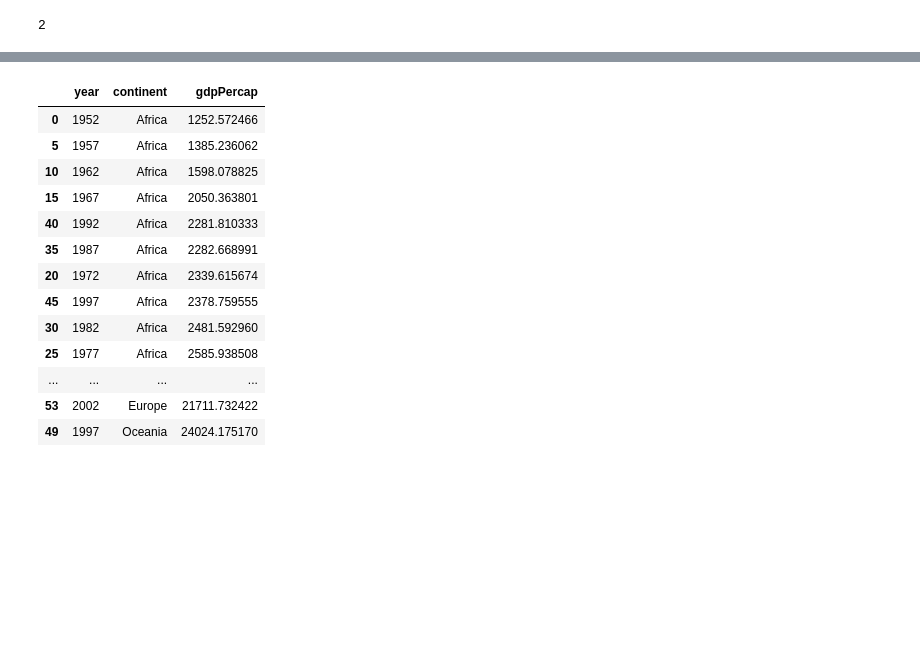
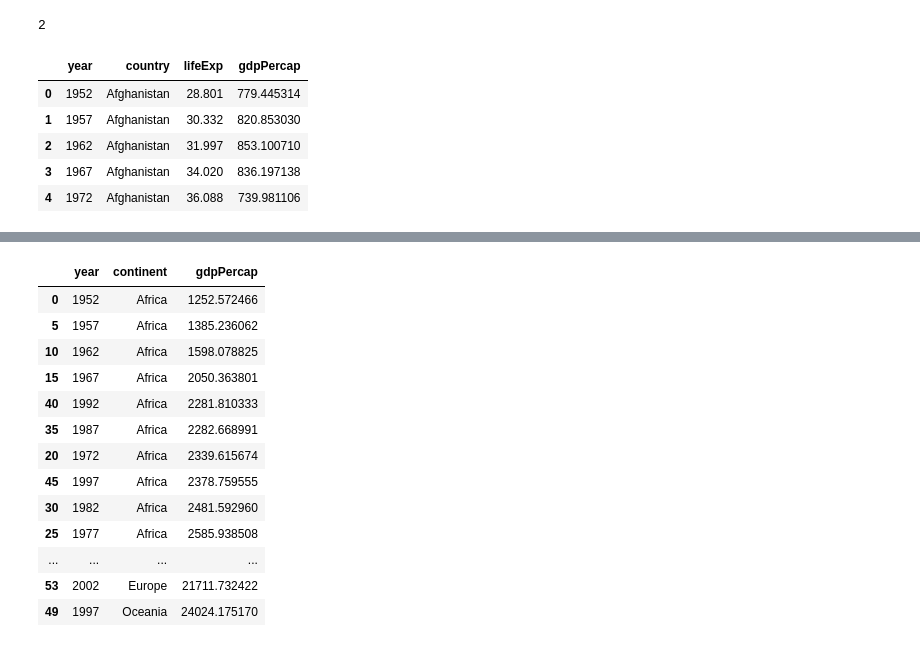
Before and after one commit to SammyOngaya/Deploying-Analytics-ML-Apps, a Jupyter notebook: dash/starting-with-dash.ipynb, the cells around one changed output, grey strips where cells are left out. Cells and saved outputs as stored; diff of their text form; code cells hidden in the pictures; blank space fills up the shorter version.

```diff
--- a/dash/starting-with-dash.ipynb
+++ b/dash/starting-with-dash.ipynb
@@ -35,4 +35,14 @@ df.head(10)
 # %% [output]
 2
 # %%
-df = px.data.gapminder()
+df2 = px.data.gapminder()
+# %%
+df3=df2[['year', 'country', 'lifeExp', 'gdpPercap']]
+df3.head()
+# %% [output]
+|  | year | country | lifeExp | gdpPercap |
+| 0 | 1952 | Afghanistan | 28.801 | 779.445314 |
+| 1 | 1957 | Afghanistan | 30.332 | 820.853030 |
+| 2 | 1962 | Afghanistan | 31.997 | 853.100710 |
+| 3 | 1967 | Afghanistan | 34.020 | 836.197138 |
+| 4 | 1972 | Afghanistan | 36.088 | 739.981106 |
```
Also changed, not shown: parts of 3 cells of this notebook, 1 other file.
